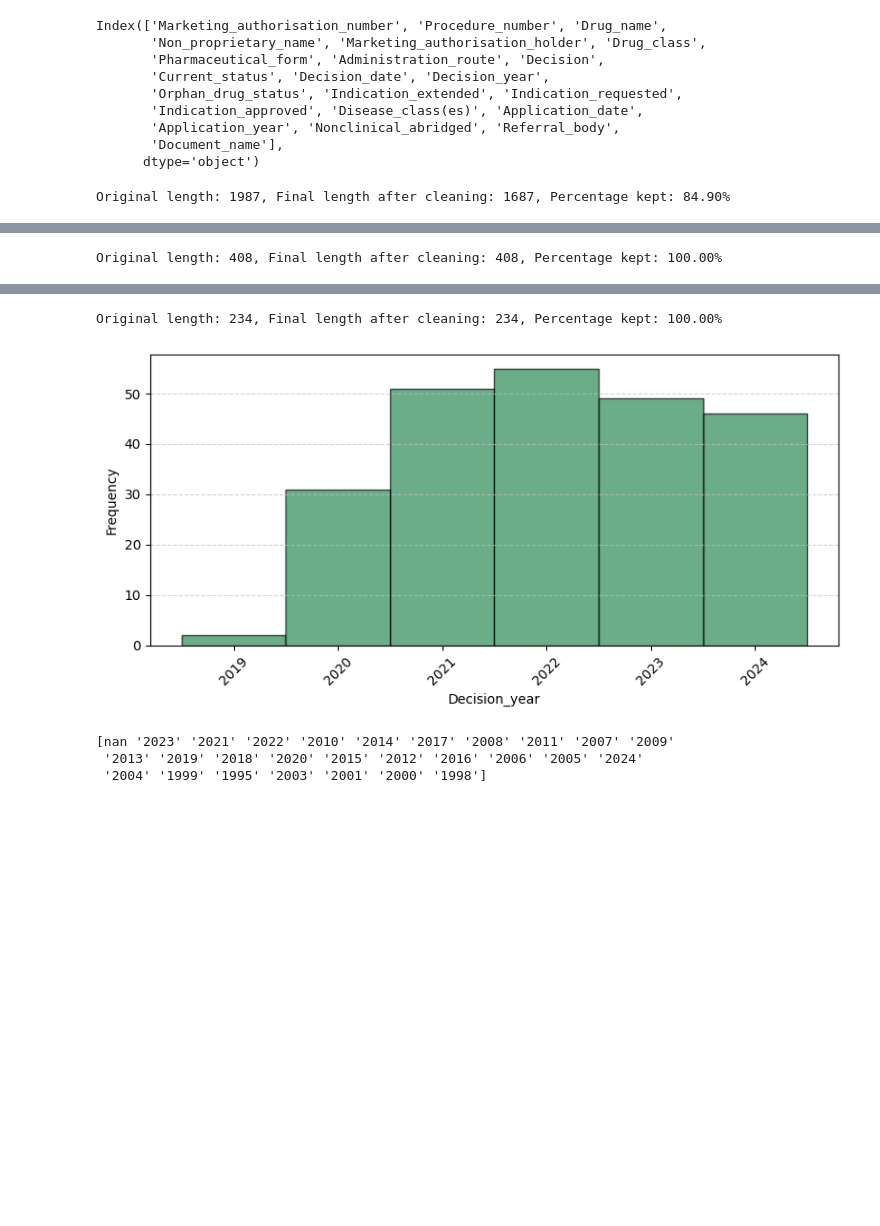
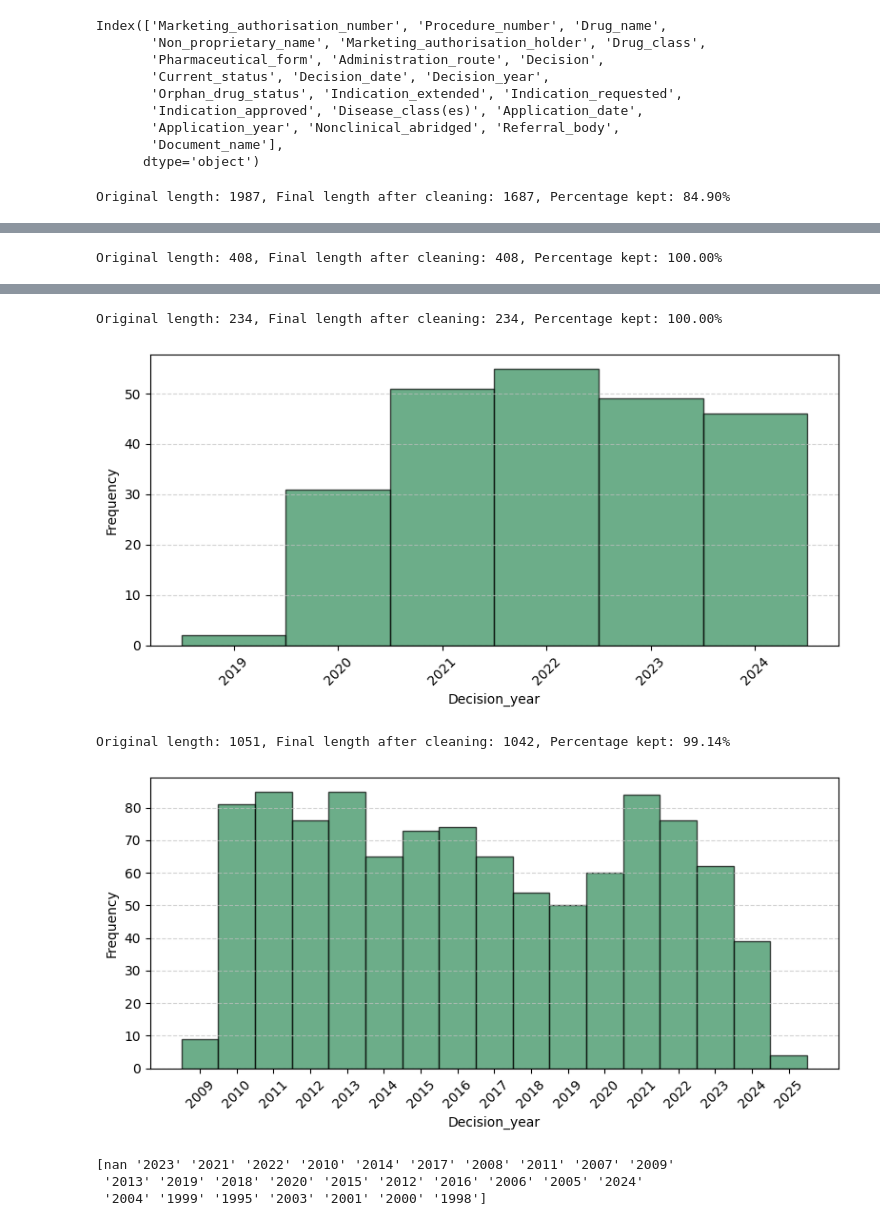
Before and after one commit to dcr-unibe-ch/DrugFork, a Jupyter notebook: src/analyze_output.ipynb, the cells around one changed output, grey strips where cells are left out. Saved outputs shown, nothing was run; the diff lists cells and outputs as text; code cells hidden in the pictures; blank space fills up the shorter version.

```diff
--- a/src/analyze_output.ipynb
+++ b/src/analyze_output.ipynb
@@ -345,14 +404,17 @@ Index(['Marketing_authorisation_number', 'Procedure_number', 'Drug_name',
 # %%
 plot_timeline(EMA, col_name='Decision_year', dataset_name='EMA')
 plot_timeline(JAPAN, col_name='Decision_year', dataset_name='JAPAN')
 plot_timeline(SWISSMEDIC, col_name='Decision_year', dataset_name='SWISSMEDIC')
+plot_timeline(AUSTRALIA, col_name='Decision_year', dataset_name='AUSTRALIA')
 # %% [output]
 Original length: 1987, Final length after cleaning: 1687, Percentage kept: 84.90%
 [figure]
 Original length: 408, Final length after cleaning: 408, Percentage kept: 100.00%
 [figure]
 Original length: 234, Final length after cleaning: 234, Percentage kept: 100.00%
 [figure]
+Original length: 1051, Final length after cleaning: 1042, Percentage kept: 99.14%
+[figure, added]
 # %%
 print(EMA["Application_year"].unique())
 # %% [output]
```
Also changed, not shown: parts of 12 cells of this notebook, 15 other files.
